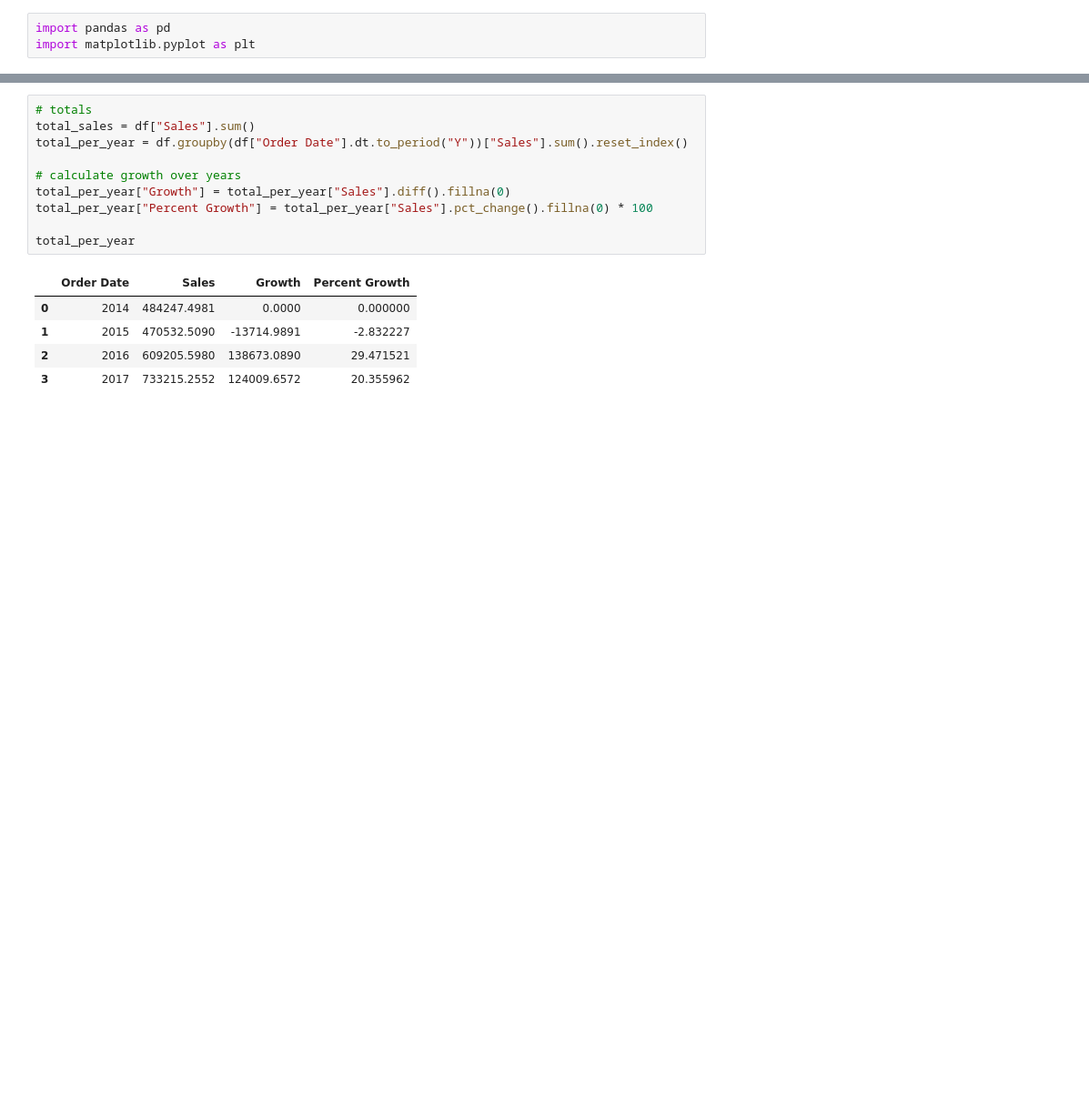
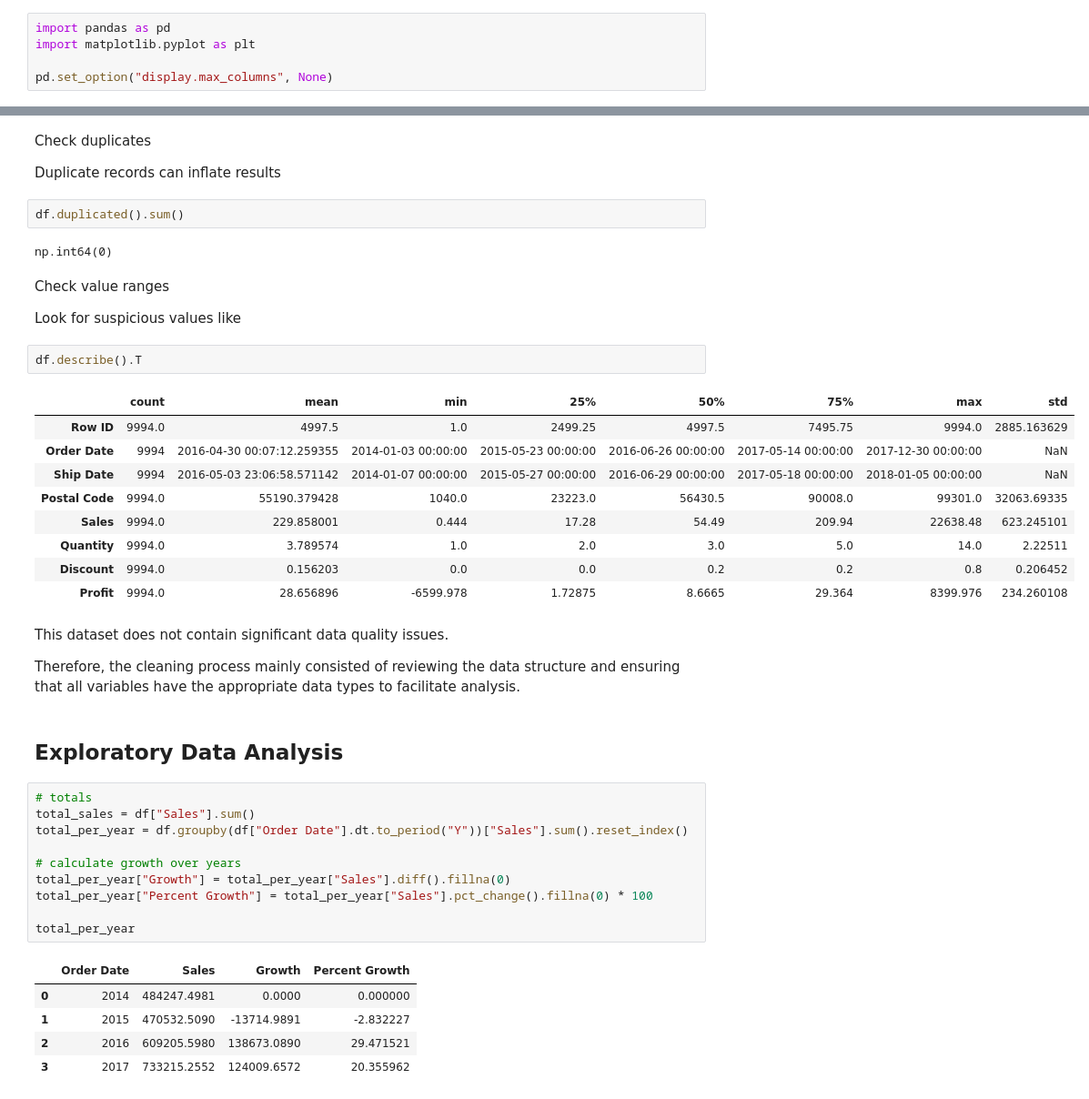
Before and after one commit to victorquoos/superstore-sales-analysis, a Jupyter notebook: notebooks/analysis.ipynb, the cells around one changed output, grey strips where cells are left out. Shown at 91% size. Cells and saved outputs as stored; diff of their text form; blank space fills up the shorter version.

Commit message:
Add notebook introduction and structure

```diff
--- a/notebooks/analysis.ipynb
+++ b/notebooks/analysis.ipynb
@@ -1,5 +19,7 @@
 # %%
 import pandas as pd
 import matplotlib.pyplot as plt
+
+pd.set_option("display.max_columns", None)
 # %%
 df = pd.read_csv("../data/Sample - Superstore.csv", encoding="latin1")
@@ -79,3 +93,33 @@ df.describe()
+# %% [markdown]
+Check duplicates
+
+Duplicate records can inflate results
+# %%
+df.duplicated().sum()
+# %% [output]
+np.int64(0)
+# %% [markdown]
+Check value ranges
+
+Look for suspicious values like
+# %%
+df.describe().T
+# %% [output]
+|  | count | mean | min | 25% | 50% | 75% | max | std |
+| Row ID | 9994.0 | 4997.5 | 1.0 | 2499.25 | 4997.5 | 7495.75 | 9994.0 | 2885.163629 |
+| Order Date | 9994 | 2016-04-30 00:07:12.259355 | 2014-01-03 00:00:00 | 2015-05-23 00:00:00 | 2016-06-26 00:00:00 | 2017-05-14 00:00:00 | 2017-12-30 00:00:00 | NaN |
+| Ship Date | 9994 | 2016-05-03 23:06:58.571142 | 2014-01-07 00:00:00 | 2015-05-27 00:00:00 | 2016-06-29 00:00:00 | 2017-05-18 00:00:00 | 2018-01-05 00:00:00 | NaN |
+| Postal Code | 9994.0 | 55190.379428 | 1040.0 | 23223.0 | 56430.5 | 90008.0 | 99301.0 | 32063.69335 |
+| Sales | 9994.0 | 229.858001 | 0.444 | 17.28 | 54.49 | 209.94 | 22638.48 | 623.245101 |
+| Quantity | 9994.0 | 3.789574 | 1.0 | 2.0 | 3.0 | 5.0 | 14.0 | 2.22511 |
+| Discount | 9994.0 | 0.156203 | 0.0 | 0.0 | 0.2 | 0.2 | 0.8 | 0.206452 |
+| Profit | 9994.0 | 28.656896 | -6599.978 | 1.72875 | 8.6665 | 29.364 | 8399.976 | 234.260108 |
+# %% [markdown]
+This dataset does not contain significant data quality issues.
+
+Therefore, the cleaning process mainly consisted of reviewing the data structure and ensuring that all variables have the appropriate data types to facilitate analysis.
+# %% [markdown]
+## Exploratory Data Analysis
 # %%
 # totals
 total_sales = df["Sales"].sum()
```
Also changed, not shown: parts of 14 cells of this notebook.
